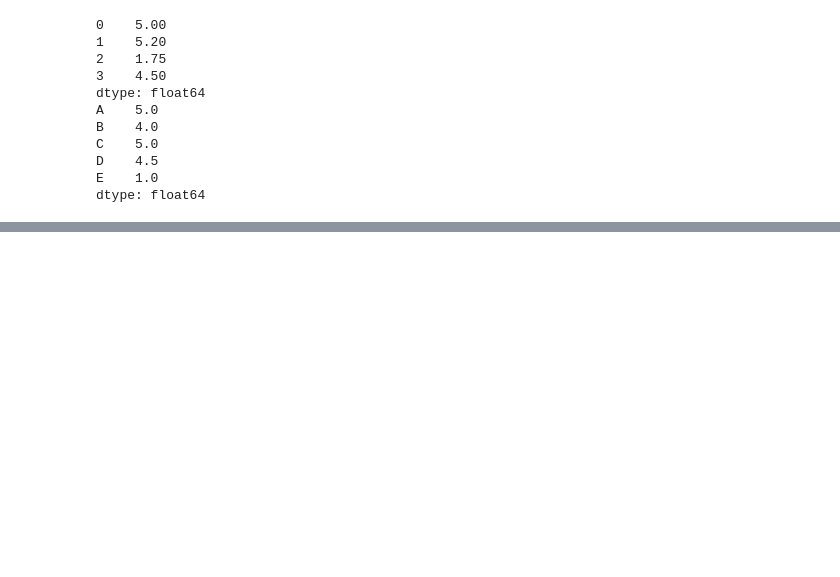
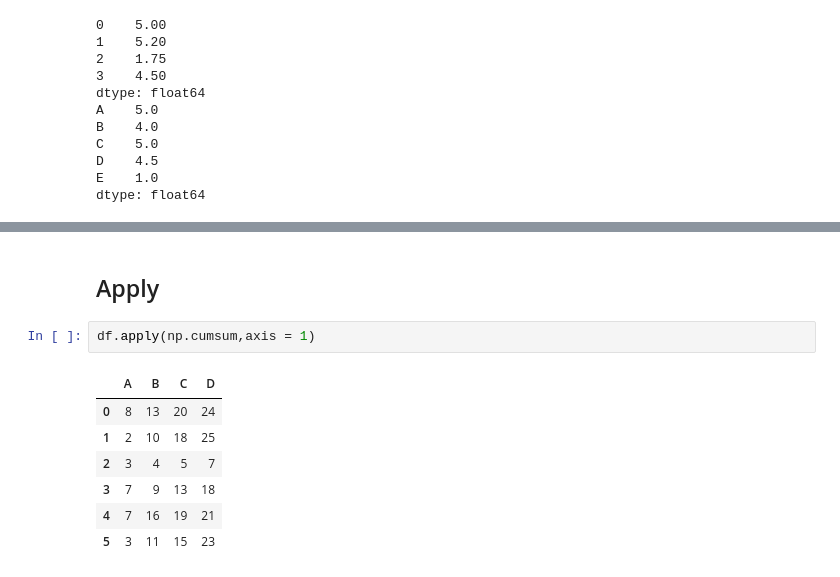
Before and after one commit to cdingding/exercises, a Jupyter notebook: 0Pandas_skills.ipynb, the cells around one changed output, grey strips where cells are left out. Drawn from its saved outputs; the diff is of its cells as text; blank space fills up the shorter version.

```diff
--- a/0Pandas_skills.ipynb
+++ b/0Pandas_skills.ipynb
@@ -440,0 +580,12 @@ dtype: float64
+# %% [markdown]
+## Apply
+# %%
+df.apply(np.cumsum,axis = 1)
+# %% [output]
+|  | A | B | C | D |
+| 0 | 8 | 13 | 20 | 24 |
+| 1 | 2 | 10 | 18 | 25 |
+| 2 | 3 | 4 | 5 | 7 |
+| 3 | 7 | 9 | 13 | 18 |
+| 4 | 7 | 16 | 19 | 21 |
+| 5 | 3 | 11 | 15 | 23 |
```
Also changed, not shown: parts of 28 cells of this notebook.
